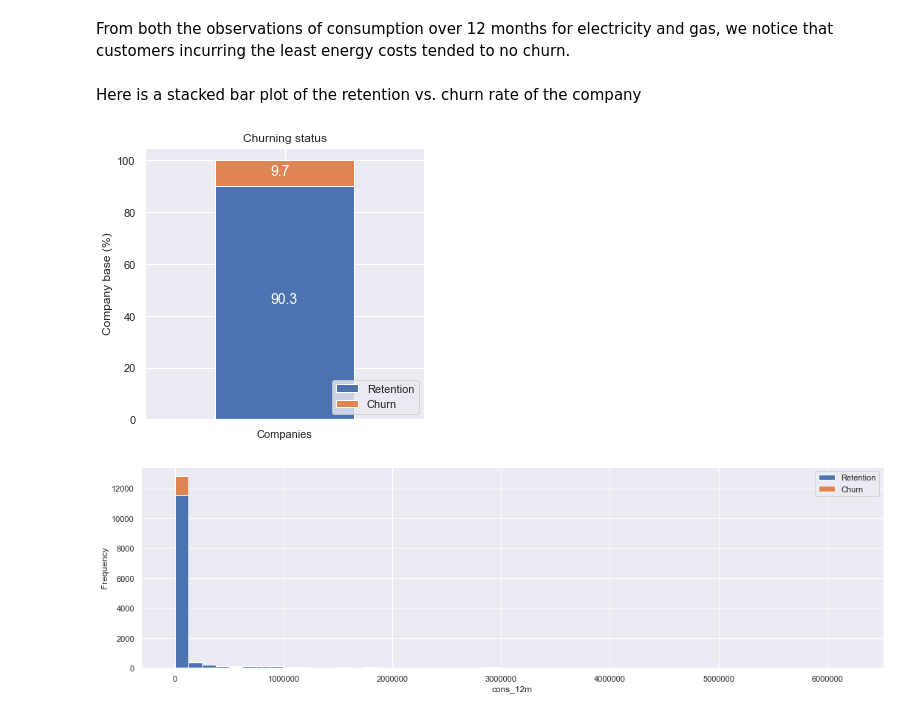
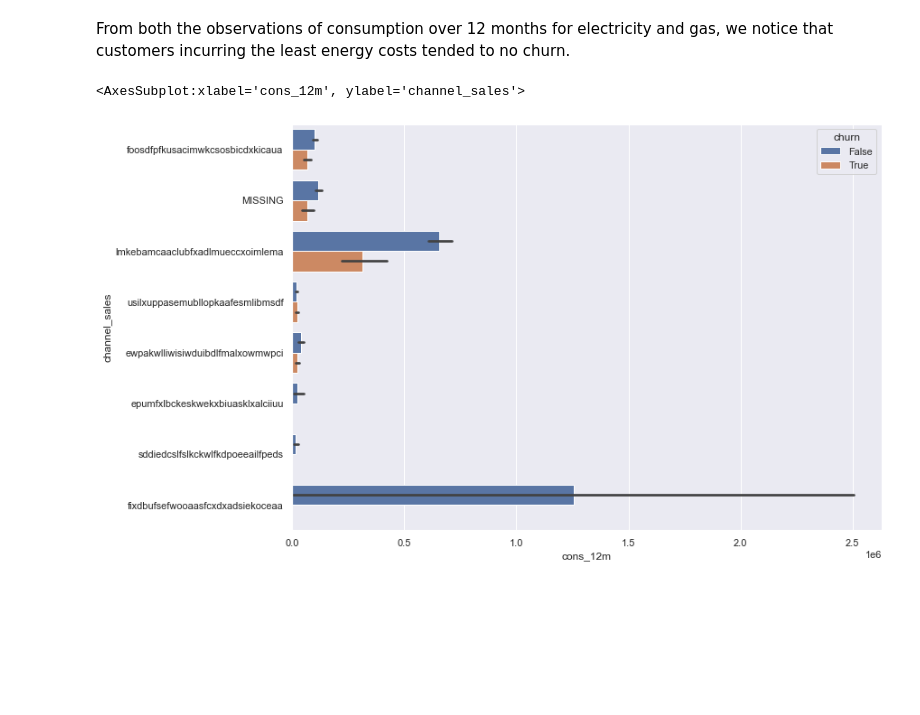
Before and after one commit to jvo024/bcg-forage-ds, a Jupyter notebook: eda_starter.ipynb, the cells around one changed output. Saved outputs shown, nothing was run; the diff lists cells and outputs as text; code cells hidden in the pictures; blank space fills up the shorter version.

```diff
--- a/eda_starter.ipynb
+++ b/eda_starter.ipynb
@@ -219,20 +237,5 @@ def plot_distribution(dataframe, column, ax, bins_=50):
-# %% [markdown]
-Here is a stacked bar plot of the retention vs. churn rate of the company
-# %%
-churn = client_df[['id', 'churn']]
-churn.columns = ['Companies', 'churn']
-churn_total = churn.groupby(churn['churn']).count()
-
-churn_percentage = churn_total / churn_total.sum() * 100
-
-plot_stacked_bars(churn_percentage.transpose(), "Churning status", (5, 5), legend_="lower right")
-# %% [output]
-[figure, removed]
-# %%
-consumption = client_df[['id', 'cons_12m', 'cons_gas_12m', 'cons_last_month', 'imp_cons', 'has_gas', 'churn']]
-
-fig, axs = plt.subplots(nrows=1, figsize=(18, 5))
-
-plot_distribution(consumption, 'cons_12m', axs)
-# %% [output]
-[figure, removed]
+# %%
+sns.barplot(y = 'channel_sales', x = 'cons_12m', hue = 'churn', data = client_df)
+# %% [output]
+<AxesSubplot:xlabel='cons_12m', ylabel='channel_sales'>
+[figure, added]
```
Also changed, not shown: parts of 43 cells of this notebook.
